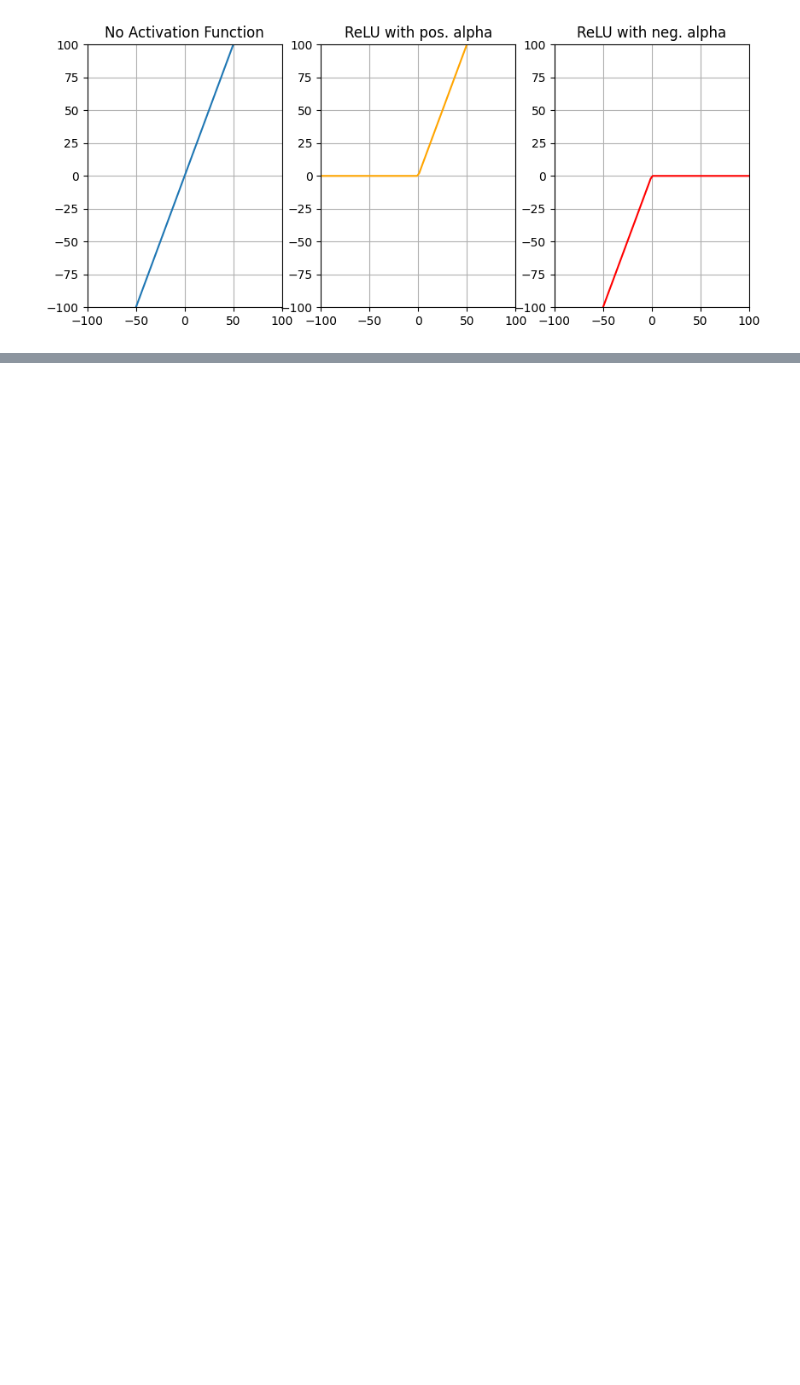
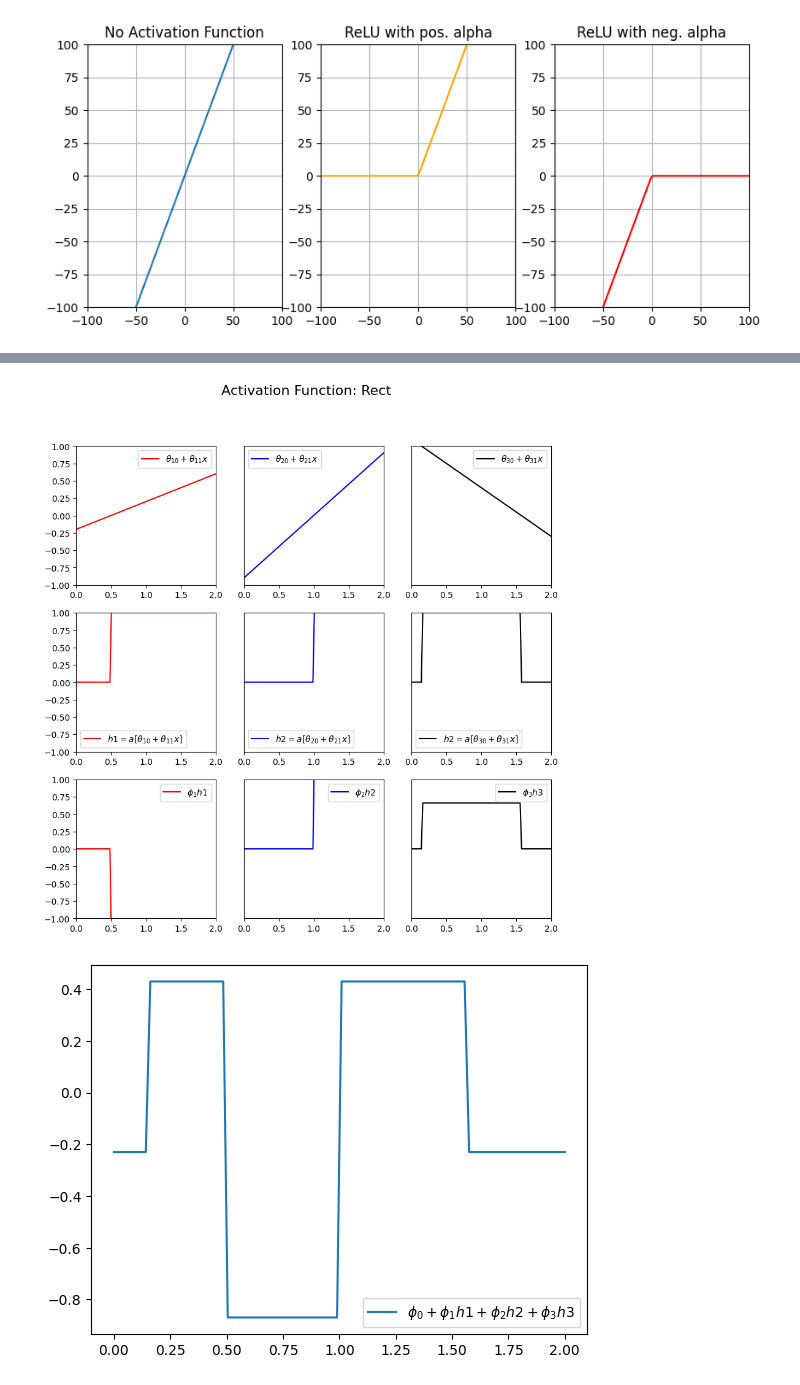
Before and after one commit to danielmrrk/deep-learning-book-sj, a Jupyter notebook: problem-set-3.ipynb, the cells around one changed output, grey strips where cells are left out. Cells and saved outputs as stored; diff of their text form; code cells hidden in the pictures; blank space fills up the shorter version.

```diff
--- a/problem-set-3.ipynb
+++ b/problem-set-3.ipynb
@@ -261,0 +451,6 @@ plt.show()
+# %%
+weighted_h1, weighted_h2, weighted_h3 = plot_shallow_neuronal_network_progress(rect)
+plot_activation_output(weighted_h1, weighted_h2, weighted_h3)
+# %% [output]
+[figure, added]
+[figure, added]
```
Also changed, not shown: parts of 22 cells of this notebook, 1 other file.
